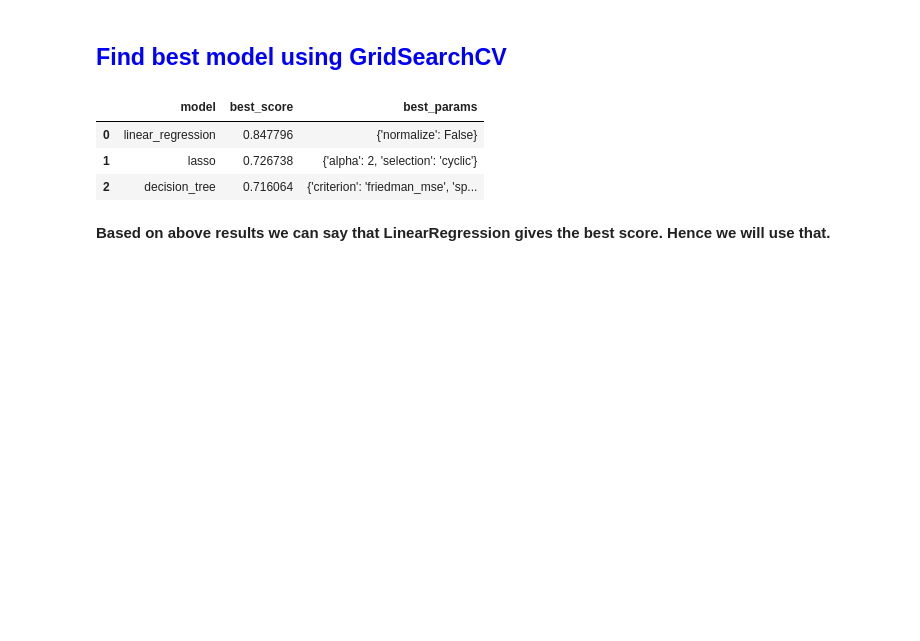
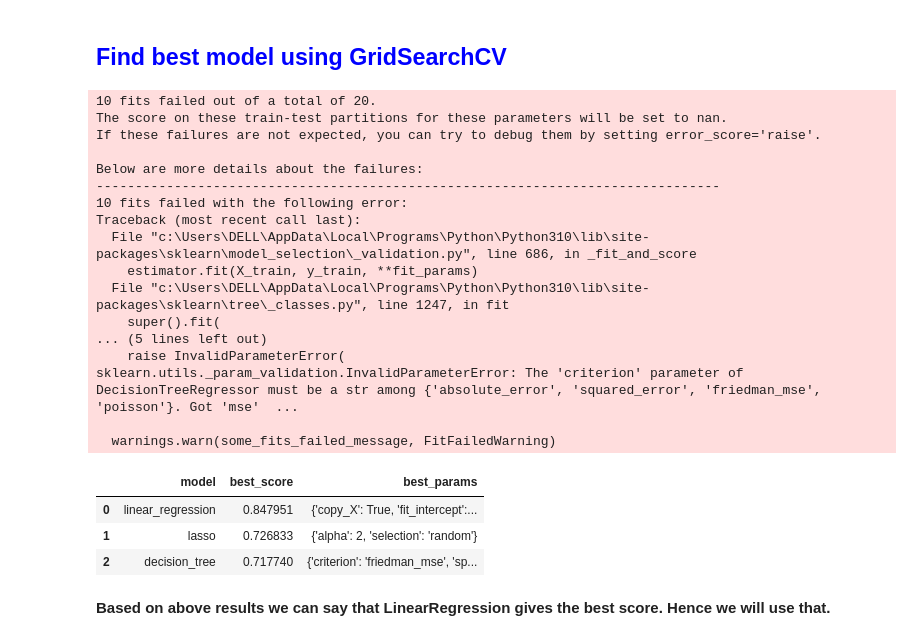
Before and after one commit to akshatv11/ml_project, a Jupyter notebook: banglore_home_prices_final.ipynb, the cells around one changed output. Drawn from its saved outputs; the diff is of its cells as text; code cells hidden in the pictures; blank space fills up the shorter version.

```diff
--- a/banglore_home_prices_final.ipynb
+++ b/banglore_home_prices_final.ipynb
@@ -567,43 +560,63 @@ def find_best_model_using_gridsearchcv(X,y):
         'linear_regression' : {
             'model': LinearRegression(),
             'params': {
-                'normalize': [True, False]
+                'copy_X' : [True, False],
+                'fit_intercept' : [True, False],
+                'n_jobs' : [1,2,3],
+                'positive' : [True, False]
             }
         },
         'lasso': {
             'model': Lasso(),
             'params': {
                 'alpha': [1,2],
                 'selection': ['random', 'cyclic']
             }
         },
         'decision_tree': {
             'model': DecisionTreeRegressor(),
             'params': {
                 'criterion' : ['mse','friedman_mse'],
                 'splitter': ['best','random']
             }
         }
     }
     scores = []
     cv = ShuffleSplit(n_splits=5, test_size=0.2, random_state=0)
     for algo_name, config in algos.items():
         gs =  GridSearchCV(config['model'], config['params'], cv=cv, return_train_score=False)
         gs.fit(X,y)
         scores.append({
             'model': algo_name,
             'best_score': gs.best_score_,
             'best_params': gs.best_params_
         })
 
     return pd.DataFrame(scores,columns=['model','best_score','best_params'])
 
 find_best_model_using_gridsearchcv(X,y)
 # %% [output]
+10 fits failed out of a total of 20.
+The score on these train-test partitions for these parameters will be set to nan.
+If these failures are not expected, you can try to debug them by setting error_score='raise'.
+
+Below are more details about the failures:
+--------------------------------------------------------------------------------
+10 fits failed with the following error:
+Traceback (most recent call last):
+  File "c:\Users\DELL\AppData\Local\Programs\Python\Python310\lib\site-packages\sklearn\model_selection\_validation.py", line 686, in _fit_and_score
+    estimator.fit(X_train, y_train, **fit_params)
+  File "c:\Users\DELL\AppData\Local\Programs\Python\Python310\lib\site-packages\sklearn\tree\_classes.py", line 1247, in fit
+    super().fit(
+... (5 lines left out)
+    raise InvalidParameterError(
+sklearn.utils._param_validation.InvalidParameterError: The 'criterion' parameter of DecisionTreeRegressor must be a str among {'absolute_error', 'squared_error', 'friedman_mse', 'poisson'}. Got 'mse'  ...
+
+  warnings.warn(some_fits_failed_message, FitFailedWarning)
 |  | model | best_score | best_params |
-| 0 | linear_regression | 0.847796 | {'normalize': False} |
-| 1 | lasso | 0.726738 | {'alpha': 2, 'selection': 'cyclic'} |
-| 2 | decision_tree | 0.716064 | {'criterion': 'friedman_mse', 'sp... |
+| 0 | linear_regression | 0.847951 | {'copy_X': True, 'fit_intercept':... |
+| 1 | lasso | 0.726833 | {'alpha': 2, 'selection': 'random'} |
+| 2 | decision_tree | 0.717740 | {'criterion': 'friedman_mse', 'sp... |
 # %% [markdown]
 **Based on above results we can say that LinearRegression gives the best score. Hence we will use that.**
 # %% [markdown]
```
Also changed, not shown: parts of 15 cells of this notebook, 3 other files.
